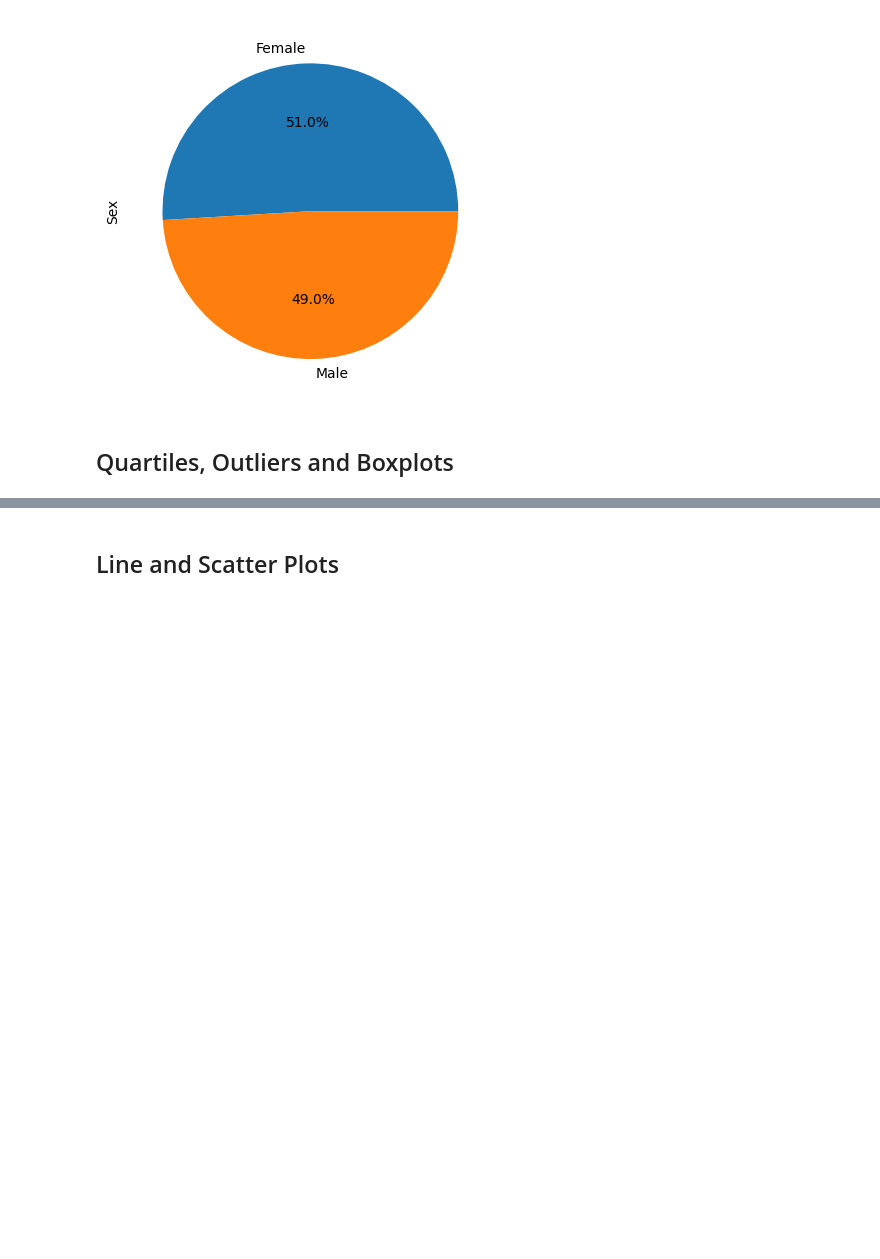
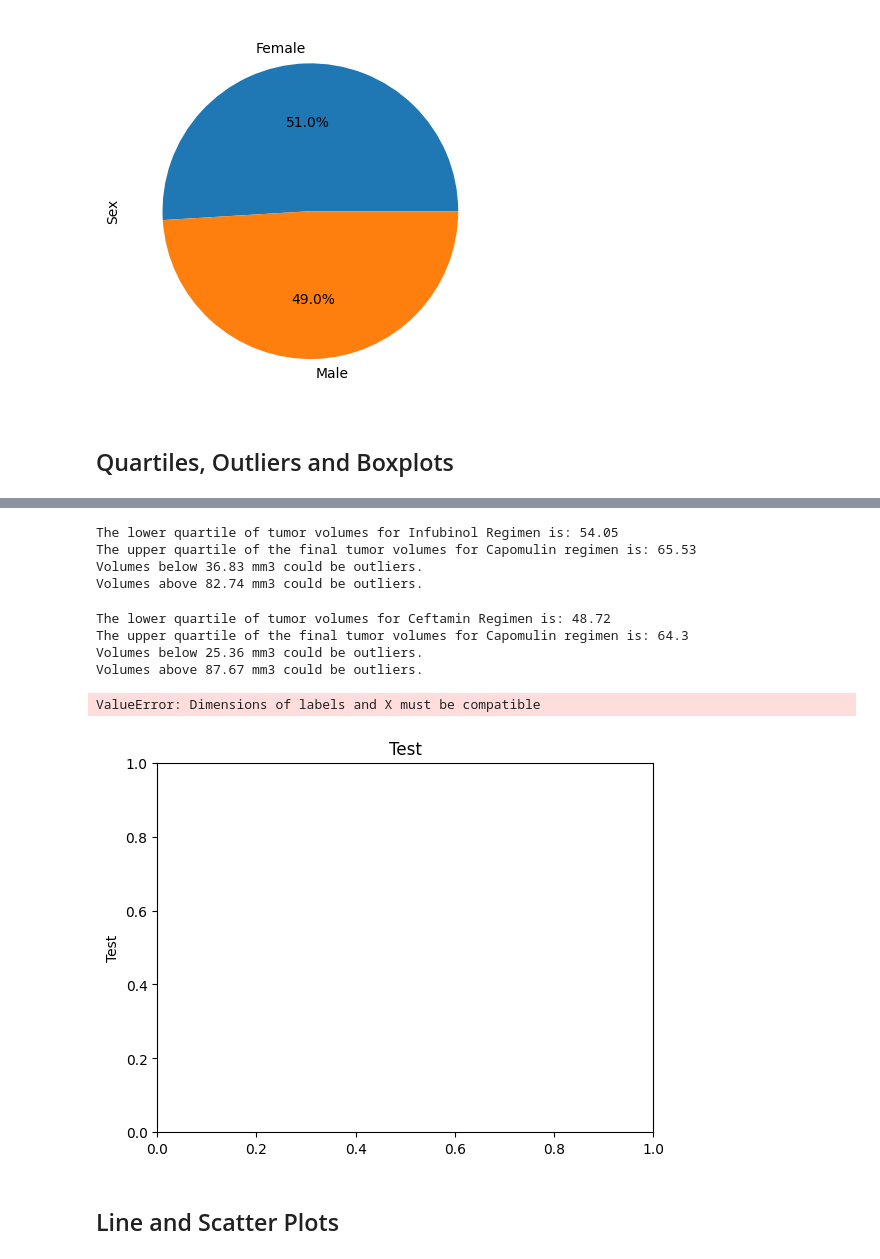
Before and after one commit to kcwaggs/data_visualization-challenge, a Jupyter notebook: pymaceuticals.ipynb, the cells around one changed output, grey strips where cells are left out. Cells and saved outputs as stored; diff of their text form; code cells hidden in the pictures; blank space fills up the shorter version.

```diff
--- a/pymaceuticals.ipynb
+++ b/pymaceuticals.ipynb
@@ -245,12 +298,62 @@ ceftamin = pd.DataFrame(sample_merge.loc[sample_merge['Drug Regimen'] == 'Ceftam
+# %%
+# Separate the sample drug DF to isolate the Infubinol Regimen
+infubinol = pd.DataFrame(final_sample_merge.loc[final_sample_merge['Drug Regimen'] == 'Infubinol', :])
+
+# Quartile calculations for Infubinol
+infubinol_quartiles = infubinol['Tumor Volume'].quantile([.25,.5,.75])
+infubinol_bottom_quartile = infubinol_quartiles[0.25]
+infubinol_top_quartile = infubinol_quartiles[0.75]
+
+# Calculate the IQR and quantitatively determine if there are any potential outliers.
+infubinol_iqr = infubinol_top_quartile - infubinol_bottom_quartile
+infubinol_lower_bound = infubinol_bottom_quartile - (1.5 * infubinol_iqr)
+infubinol_upper_bound = infubinol_top_quartile + (1.5 * infubinol_iqr)
+
+# Print a summary for the Infubinol Regimen
+print(f"The lower quartile of tumor volumes for Infubinol Regimen is: {round(infubinol_bottom_quartile,2)}")
+print(f"The upper quartile of the final tumor volumes for Capomulin regimen is: {round(infubinol_top_quartile,2)}")
+print(f"Volumes below {round(infubinol_lower_bound,2)} mm3 could be outliers.")
+print(f"Volumes above {round(infubinol_upper_bound,2)} mm3 could be outliers.")
+# %% [output]
+The lower quartile of tumor volumes for Infubinol Regimen is: 54.05
+The upper quartile of the final tumor volumes for Capomulin regimen is: 65.53
+Volumes below 36.83 mm3 could be outliers.
+Volumes above 82.74 mm3 could be outliers.
+# %%
+# Separate the sample drug DF to isolate the Ceftamin Regimen
+ceftamin = pd.DataFrame(final_sample_merge.loc[final_sample_merge['Drug Regimen'] == 'Ceftamin', :])
+
+# Quartile calculations for Ceftamin
+ceftamin_quartiles = ceftamin['Tumor Volume'].quantile([.25,.5,.75])
+ceftamin_bottom_quartile = ceftamin_quartiles[0.25]
+ceftamin_top_quartile = ceftamin_quartiles[0.75]
+
+# Calculate the IQR and quantitatively determine if there are any potential outliers.
+ceftamin_iqr = ceftamin_top_quartile - ceftamin_bottom_quartile
+ceftamin_lower_bound = ceftamin_bottom_quartile - (1.5 * ceftamin_iqr)
+ceftamin_upper_bound = ceftamin_top_quartile + (1.5 * ceftamin_iqr)
+
+# Print a summary for the Ceftamin Regimen
+print(f"The lower quartile of tumor volumes for Ceftamin Regimen is: {round(ceftamin_bottom_quartile,2)}")
+print(f"The upper quartile of the final tumor volumes for Capomulin regimen is: {round(ceftamin_top_quartile,2)}")
+print(f"Volumes below {round(ceftamin_lower_bound,2)} mm3 could be outliers.")
+print(f"Volumes above {round(ceftamin_upper_bound,2)} mm3 could be outliers.")
+# %% [output]
+The lower quartile of tumor volumes for Ceftamin Regimen is: 48.72
+The upper quartile of the final tumor volumes for Capomulin regimen is: 64.3
+Volumes below 25.36 mm3 could be outliers.
+Volumes above 87.67 mm3 could be outliers.
 # %%
 # Put treatments into a list for for loop (and later for plot labels)
-
+drug_regimen = ['Capomulin', 'Ramicane', 'Infubinol','Ceftamin']
+drugs = final_sample_merge['Drug Regimen']
 
 # Create empty list to fill with tumor vol data (for plotting)
-tumor_volume = []
-
-# Calculate the IQR and quantitatively determine if there are any potential outliers.
-
+capomulin_tumors = capomulin['Tumor Volume']
+ramicane_tumors = ramicane['Tumor Volume']
+infubinol_tumors = infubinol['Tumor Volume']
+ceftamin_tumors = ceftamin['Tumor Volume']
+plots = ['capomulin_tumors', 'ramicane_tumors', 'infubinol_tumors', 'ceftamin_tumors']
 
     # Locate the rows which contain mice on each drug and get the tumor volumes
 
@@ -261,6 +364,14 @@ tumor_volume = []
     # Determine outliers using upper and lower bounds
 # %%
 # Generate a box plot that shows the distrubution of the tumor volume for each treatment group.
+
+fig, ax = plt.subplots(1)
+ax.set_title('Test')
+ax.set_ylabel('Test')
+plt.boxplot(plots, labels = drug_regimen)
+# %% [output]
+ValueError: Dimensions of labels and X must be compatible
+[figure, added]
 # %% [markdown]
 ## Line and Scatter Plots
 # %%
```
Also changed, not shown: parts of 5 cells of this notebook, 1 other file.
